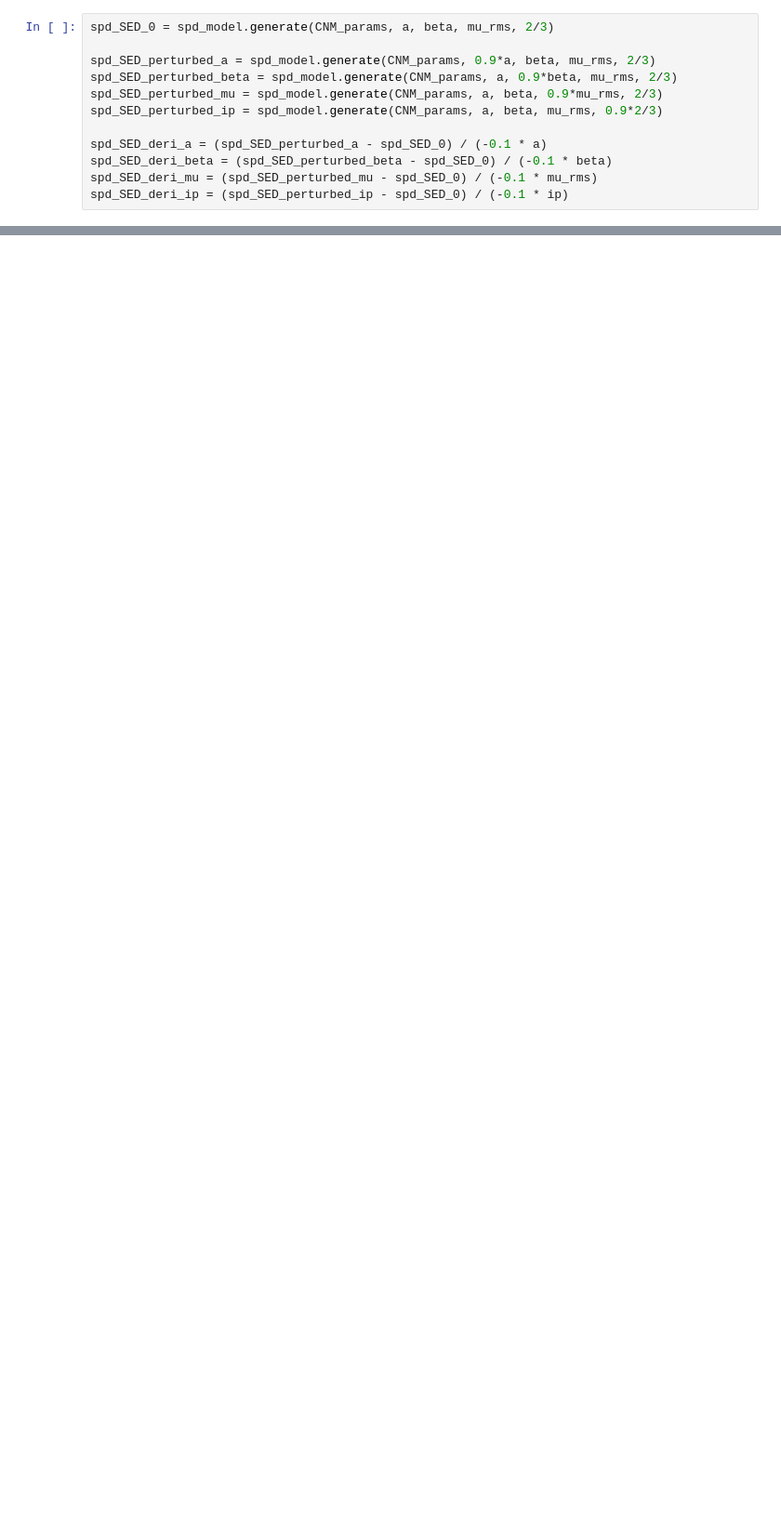
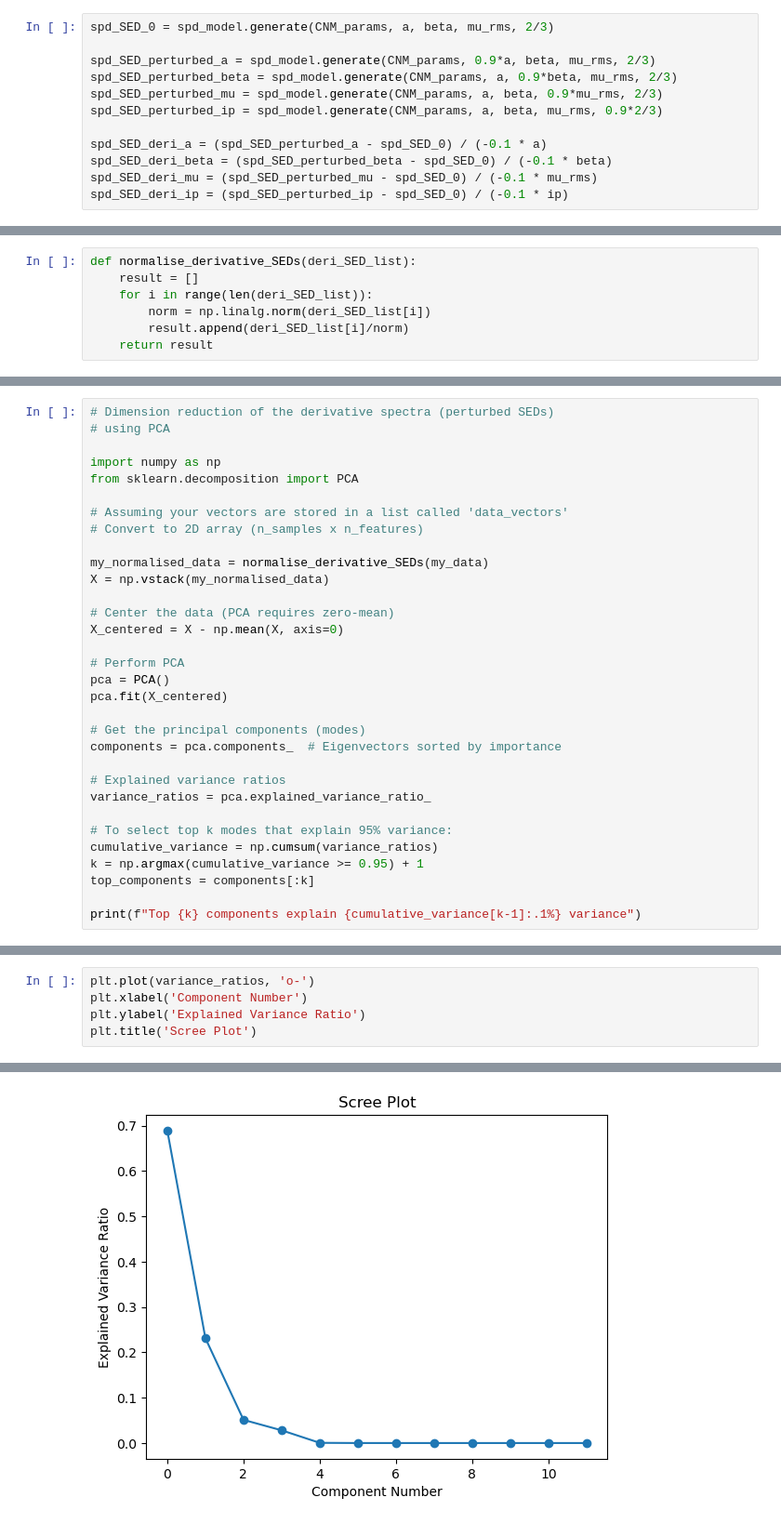
Before and after one commit to zzhang0123/SpyDust, a Jupyter notebook: SpyDust_ME/test_funcs.ipynb, the cells around one changed output, grey strips where cells are left out. Shown: that part at 93% size. Drawn from its saved outputs; the diff is of its cells as text; blank space fills up the shorter version.

```diff
--- a/SpyDust_ME/test_funcs.ipynb
+++ b/SpyDust_ME/test_funcs.ipynb
@@ -195,3 +213,10 @@ spd_SED_deri_ip = (spd_SED_perturbed_ip - spd_SED_0) / (-0.1 * ip)
+# %%
+def normalise_derivative_SEDs(deri_SED_list):
+    result = []
+    for i in range(len(deri_SED_list)):
+        norm = np.linalg.norm(deri_SED_list[i])
+        result.append(deri_SED_list[i]/norm)
+    return result
 # %%
 plt.plot(obs_omegas, spd_SED_0, label='pivot')
 plt.plot(obs_omegas, spd_SED_perturbed_a, label='perturb a')
@@ -363,0 +290,32 @@ np.float64(108.99999999999997)
+# %%
+# Dimension reduction of the derivative spectra (perturbed SEDs)
+# using PCA
+
+import numpy as np
+from sklearn.decomposition import PCA
+
+# Assuming your vectors are stored in a list called 'data_vectors'
+# Convert to 2D array (n_samples x n_features)
+
+my_normalised_data = normalise_derivative_SEDs(my_data)
+X = np.vstack(my_normalised_data)
+
+# Center the data (PCA requires zero-mean)
+X_centered = X - np.mean(X, axis=0)
+
+# Perform PCA
+pca = PCA()
+pca.fit(X_centered)
+
+# Get the principal components (modes)
+components = pca.components_  # Eigenvectors sorted by importance
+
+# Explained variance ratios
+variance_ratios = pca.explained_variance_ratio_
+
+# To select top k modes that explain 95% variance:
+cumulative_variance = np.cumsum(variance_ratios)
+k = np.argmax(cumulative_variance >= 0.95) + 1
+top_components = components[:k]
+
+print(f"Top {k} components explain {cumulative_variance[k-1]:.1%} variance")
@@ -363,0 +324,6 @@ np.float64(108.99999999999997)
+# %%
+plt.plot(variance_ratios, 'o-')
+plt.xlabel('Component Number')
+plt.ylabel('Explained Variance Ratio')
+plt.title('Scree Plot')
+# %% [output]
@@ -363,0 +331 @@ np.float64(108.99999999999997)
+[figure, added]
```
Also changed, not shown: parts of 30 cells of this notebook, 1 other file.
